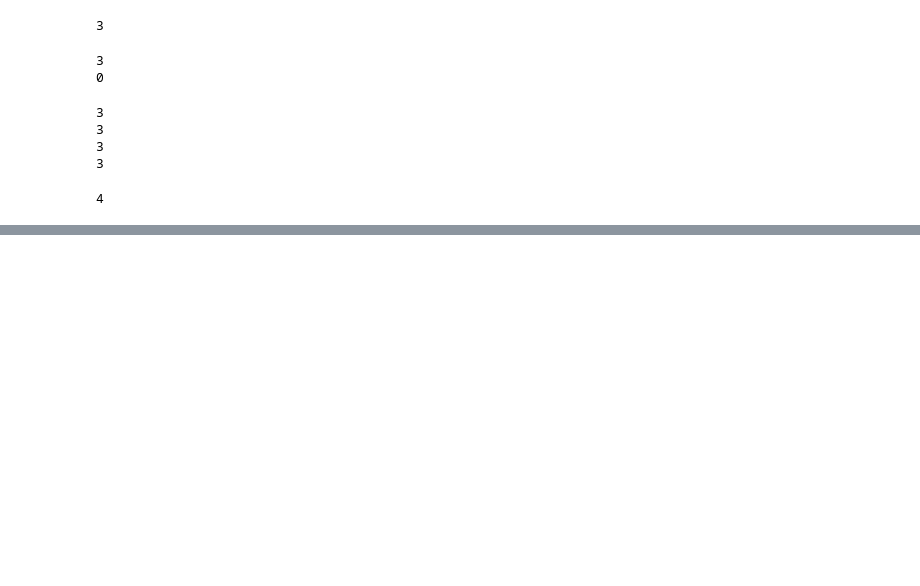
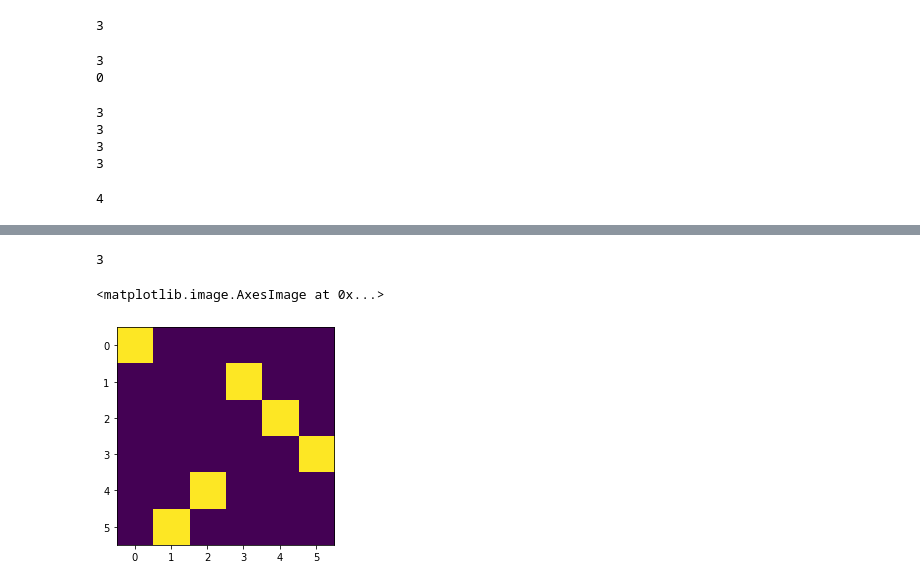
Before and after one commit to shivakumarjayaraman/ds, a Jupyter notebook: Matrix 2.ipynb, the cells around one changed output, grey strips where cells are left out. Cells and saved outputs as stored; diff of their text form; code cells hidden in the pictures; blank space fills up the shorter version.

```diff
--- a/Matrix 2.ipynb
+++ b/Matrix 2.ipynb
@@ -156,0 +159,13 @@ print (np.linalg.det(reducedRankMat))
+# %%
+## create a 6x8 rank-3 matrix
+M = createMatrixOfRank(6, 8, 3)
+import scipy.linalg
+
+print (np.linalg.matrix_rank(M))
+
+P, L, U = scipy.linalg.lu(M)
+plt.imshow(P)
+# %% [output]
+3
+<matplotlib.image.AxesImage at 0x...>
+[figure, added]
```
Also changed, not shown: parts of 8 cells of this notebook.
